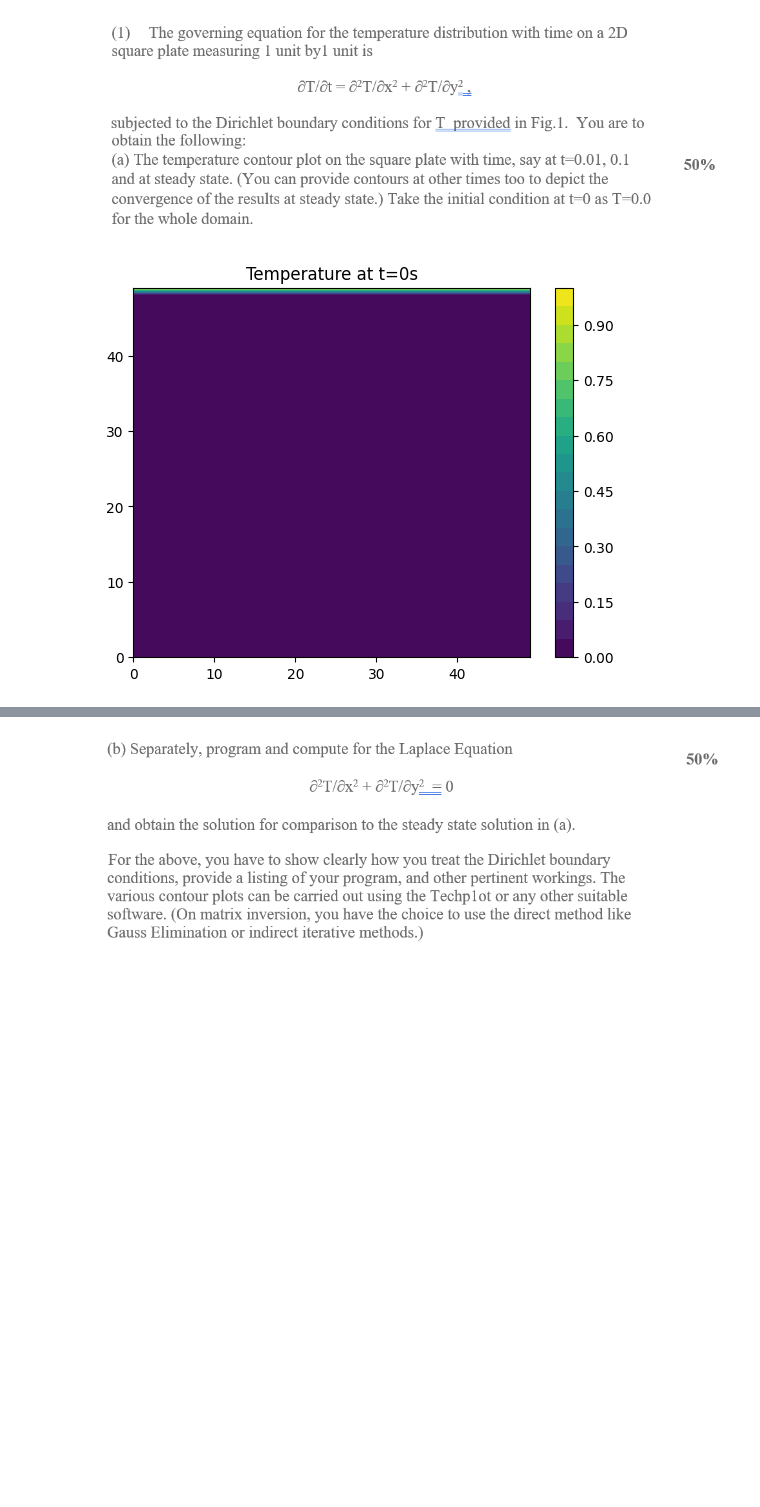
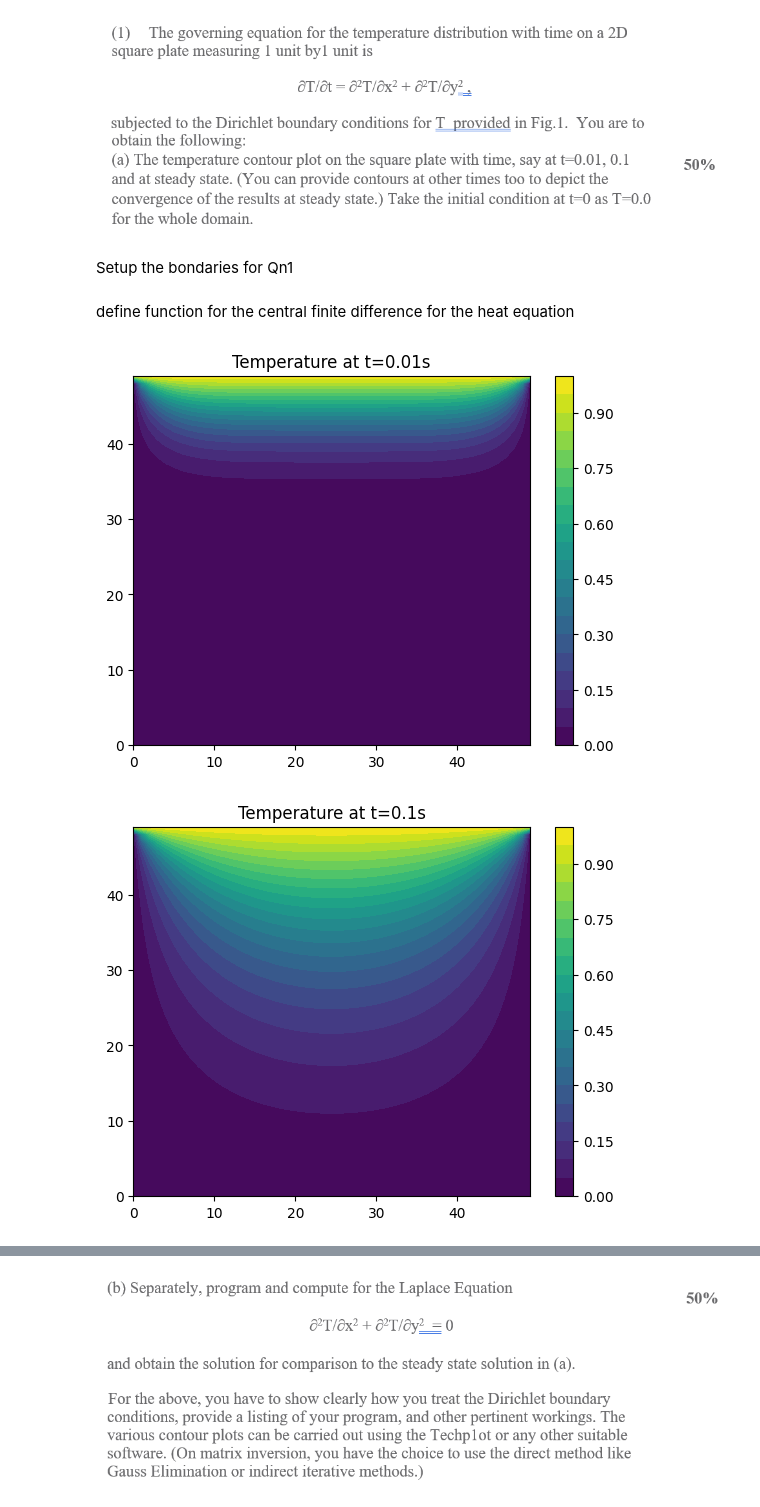
Before and after one commit to bryangohcx/Heat-Distribution-across-a-plate, a Jupyter notebook: Heat distribution.ipynb, the cells around one changed output, grey strips where cells are left out. Cells and saved outputs as stored; diff of their text form; code cells hidden in the pictures; blank space fills up the shorter version.

Commit message:
completed the plots i still wna ask abt qn 1b as i am not sure if this is the correct method to use

```diff
--- a/Heat distribution.ipynb
+++ b/Heat distribution.ipynb
@@ -6,3 +8,5 @@ import matplotlib.pyplot as plt
+# %% [markdown]
+Setup the bondaries for Qn1
 # %%
 # Parameters
 L = 1.0  # length of the square plate
@@ -11,16 +15,7 @@ dx = L / (N - 1)  # space step
 dt = 0.0001  # time step, increased for stability and speed
 
 # Initialize temperature array
-T = np.zeros((N, N))
+I = np.zeros((N, N))
 
 # Boundary conditions
-T[-1, :] = 1  # top boundary
-
-# Plot initial state
-plt.figure()
-plt.contourf(T, levels=20, cmap='viridis')
-plt.colorbar()
-plt.title("Temperature at t=0s")
-plt.show()
+I[-1, :] = 1  # top boundary
-# %% [output]
-[figure, removed]
@@ -31,0 +22,47 @@ current_time_step = 0
+# %% [markdown]
+define function for the central finite difference for the heat equation
+# %%
+def finite_difference(T, dx, dt):
+    T_new = T.copy()
+    T_new[1:-1, 1:-1] = T[1:-1, 1:-1] + dt * (
+        (T[2:, 1:-1] - 2*T[1:-1, 1:-1] + T[:-2, 1:-1]) / dx**2 +
+        (T[1:-1, 2:] - 2*T[1:-1, 1:-1] + T[1:-1, :-2]) / dx**2)
+    return T_new
+# %%
+# Time points to plot
+time_points = [0.01, 0.1]
+times_to_plot = [int(t / dt) for t in time_points]
+current_time_step = 0
+
+T = I #set the initial state
+
+# Simulation for the given time points
+for step in range(1, max(times_to_plot) + 1):
+    T = finite_difference(T, dx, dt)
+    if step in times_to_plot:
+        plt.figure()
+        plt.contourf(T, levels=20, cmap='viridis')
+        plt.colorbar()
+        plt.title(f"Temperature at t={time_points[times_to_plot.index(step)]}s")
+        plt.show()
+    current_time_step += 1
+
+# Continue the simulation to reach steady state
+tolerance = 1e-5  # Tolerance to assume steady state is reached
+steady_state_reached = False
+while not steady_state_reached:
+    T_new = finite_difference(T, dx, dt)
+    # Check if the maximum change in temperature is below the tolerance
+    if np.max(np.abs(T_new - T)) < tolerance:
+        steady_state_reached = True
+    T = T_new
+
+# Plot steady state
+plt.figure()
+plt.contourf(T, levels=20, cmap='viridis')
+plt.colorbar()
+plt.title("Temperature at Steady State")
+plt.show()
+# %% [output]
+[figure, added]
+[figure, added]
```
Also changed, not shown: parts of 12 cells of this notebook, 1 other file.
